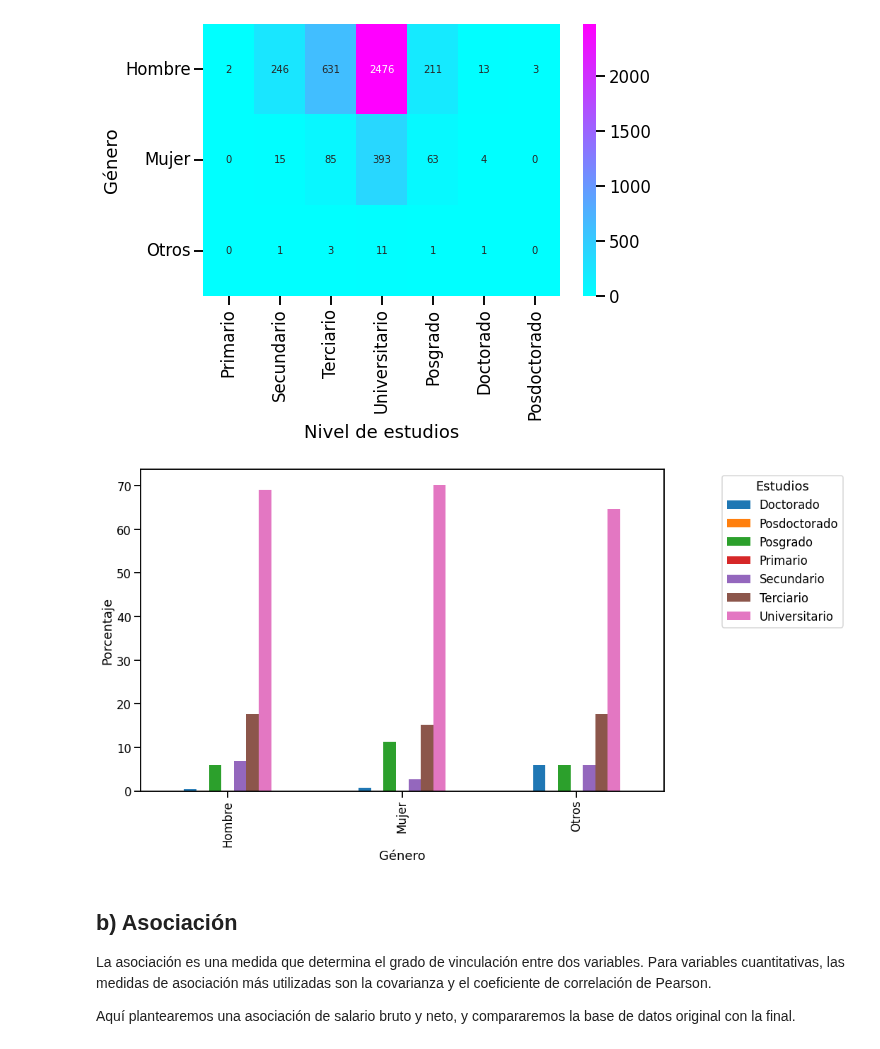
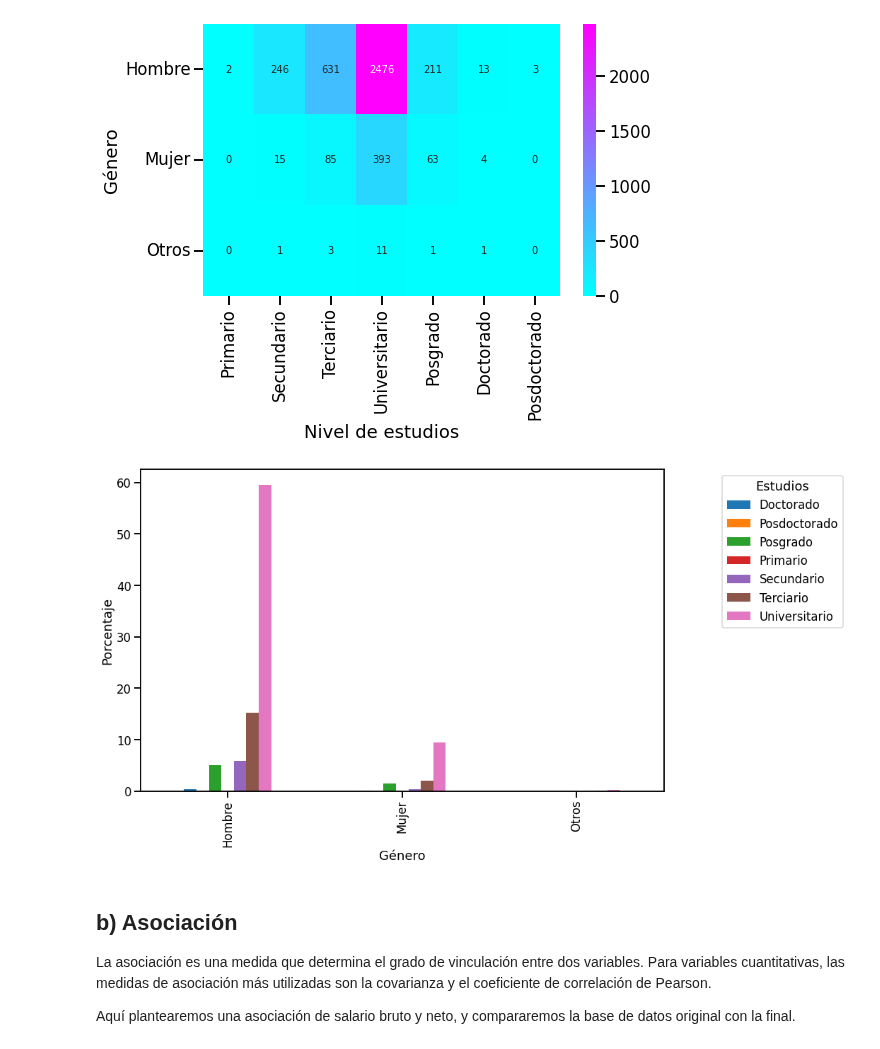
Before and after one commit to pablonicolasr/diplodatos-ayvd-2022-grupo32, a Jupyter notebook: BorradorPráctico1_v3.ipynb, the cells around one changed output. Saved outputs shown, nothing was run; the diff lists cells and outputs as text; code cells hidden in the pictures.

```diff
--- a/BorradorPráctico1_v3.ipynb
+++ b/BorradorPráctico1_v3.ipynb
@@ -473,15 +469,15 @@ Text(37.5, 0.5, 'Género')
 [figure]
 # %%
 plot = pd.crosstab(index=df_final.profile_gender,
-            columns=df_final.profile_studies_level).apply(lambda r: r/r.sum() *100,
+            columns=df_final.profile_studies_level).apply(lambda r: r/len(df_final) *100,
                                               axis=1).plot(kind='bar', legend = False,figsize=(15,8))
 
 plt.ylabel("Porcentaje")
 plt.xlabel("Género")
 plt.legend(bbox_to_anchor=(1.1, 1.0), loc='upper left', title ="Estudios")
 plt.tight_layout()
 # %% [output]
-[figure, old version]
+[figure, new version]
 # %% [markdown]
 ## b) Asociación
 
```
Also changed, not shown: parts of 16 cells of this notebook.
